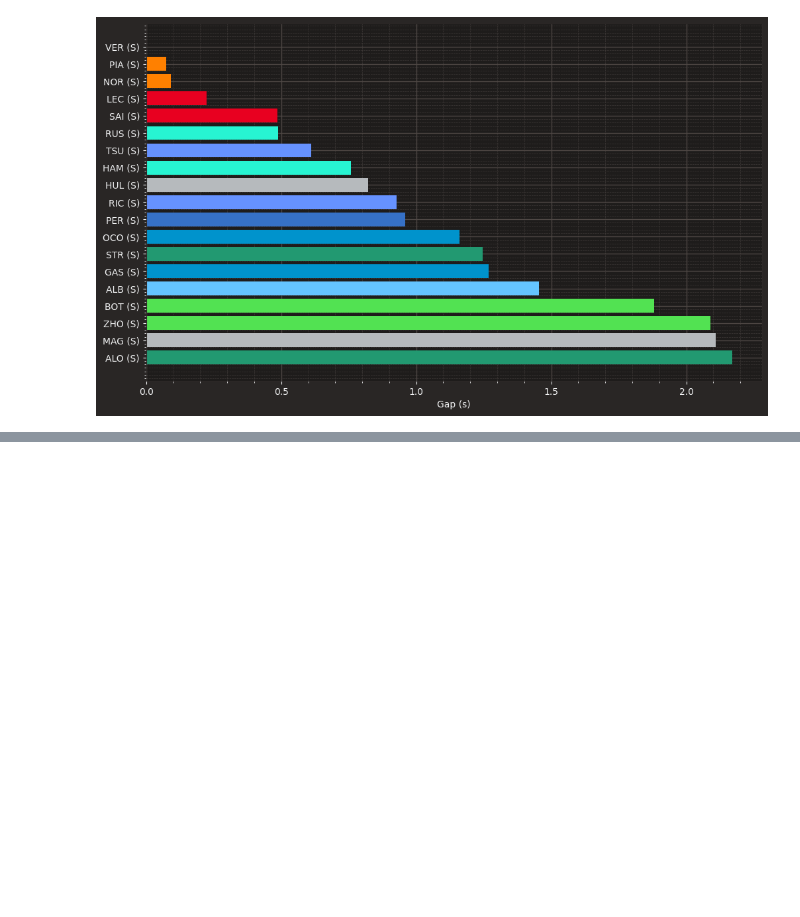
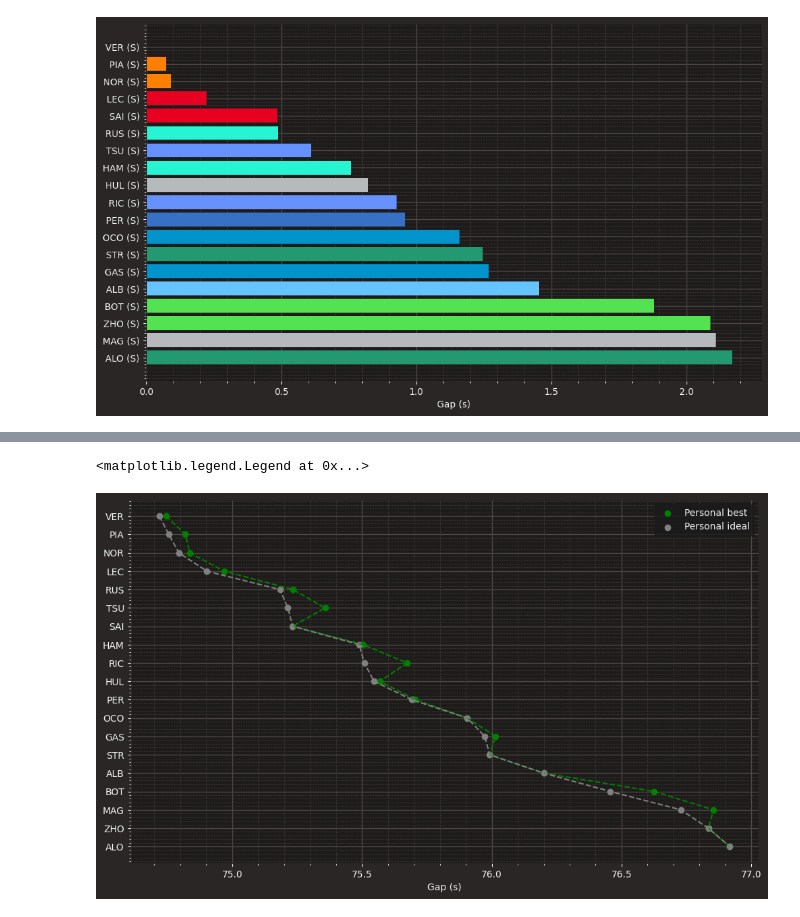
Before and after one commit to luk3luca/f1DataAnalysis, a Jupyter notebook: test.ipynb, the cells around one changed output, grey strips where cells are left out. Drawn from its saved outputs; the diff is of its cells as text; code cells hidden in the pictures; blank space fills up the shorter version.

```diff
--- a/test.ipynb
+++ b/test.ipynb
@@ -644,0 +733,75 @@ Text(0.5, 0, 'Gap (s)')
+# %%
+# Pick all non deleted laps of all the drivers
+drivers_list = session.drivers
+
+drivers_laps = []
+for driver_number in drivers_list:
+    driver_laps = session.laps.pick_driver(driver_number).pick_accurate().pick_not_deleted()
+    if not driver_laps.empty:
+        drivers_laps.append(driver_laps)
+# %%
+def best_ideal_lap(driver_laps):
+    lap = driver_laps.iloc[0]
+    best_s1 = (lap.Sector1Time / np.timedelta64(1, 's'))
+    best_s2 = (lap.Sector2Time / np.timedelta64(1, 's'))
+    best_s3 = (lap.Sector3Time / np.timedelta64(1, 's'))
+
+    for lap in driver_laps.itertuples():
+        d_s1 = (lap.Sector1Time / np.timedelta64(1, 's'))
+        d_s2 = (lap.Sector2Time / np.timedelta64(1, 's'))
+        d_s3 = (lap.Sector3Time / np.timedelta64(1, 's'))
+
+        if d_s1 < best_s1:
+            best_s1 = d_s1
+
+        if d_s2 < best_s2:
+            best_s2 = d_s2
+
+        if d_s3 < best_s3:
+            best_s3 = d_s3
+
+    return best_s1 + best_s2 + best_s3
+
+data = []
+for d_laps in drivers_laps:
+    fastest_lap = (d_laps.pick_fastest().LapTime  / np.timedelta64(1, 's'))
+    ideal_lap = best_ideal_lap(d_laps)
+    driver_name = d_laps.iloc[0].Driver
+
+    data.append((fastest_lap, ideal_lap, driver_name))
+
+data.sort(key=lambda x: x[1])
+
+fastest_laps = [item[0] for item in data]
+ideal_laps = [item[1] for item in data]
+drivers = [item[2] for item in data]
+
+# Convert driver names to numerical indices for the y-axis
+y_indices = range(len(drivers))
+
+fig, ax = plt.subplots(figsize=(12, 7))
+
+# Fastest laps
+ax.scatter(fastest_laps, y_indices, color='green', label='Personal best')
+ax.plot(fastest_laps, y_indices, color='green', linestyle='--', linewidth=1.5)
+
+# Ideal laps
+ax.scatter(ideal_laps, y_indices, color='grey', label='Personal ideal')
+ax.plot(ideal_laps, y_indices, color='grey', linestyle='--', linewidth=1.5)
+
+# Set driver names as y-tick labels
+ax.set_yticks(y_indices)
+ax.set_yticklabels(drivers)
+
+ax.invert_yaxis()
+
+
+ax.set_xlabel('Gap (s)')
+
+ax.legend()
+
+# print(best_ideal_lap(drivers_laps[0]))
+# print(drivers_laps[0].pick_fastest().LapTime / np.timedelta64(1, 's'))
+# %% [output]
+<matplotlib.legend.Legend at 0x...>
+[figure, added]
```
Also changed, not shown: parts of 32 cells of this notebook, 1 other file.
